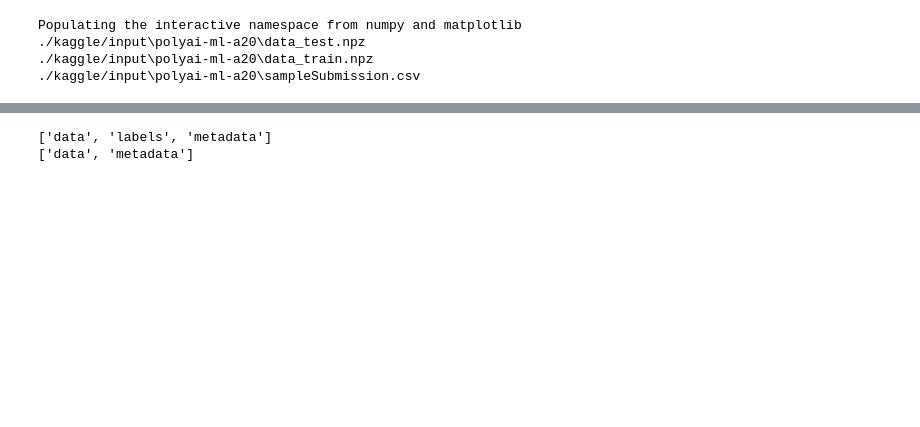
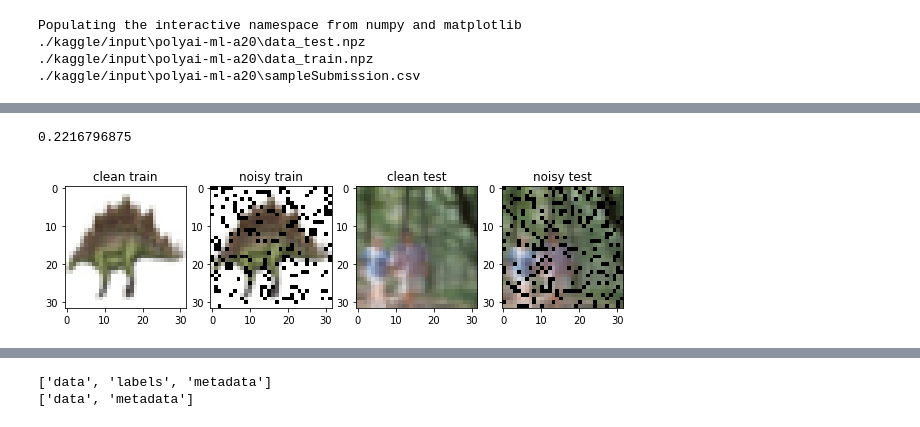
Before and after one commit to SilentPow/ML_temps_libre, a Jupyter notebook: Competition.ipynb, the cells around one changed output, grey strips where cells are left out. Cells and saved outputs as stored; diff of their text form; code cells hidden in the pictures; blank space fills up the shorter version.

```diff
--- a/Competition.ipynb
+++ b/Competition.ipynb
@@ -21,0 +41,47 @@ Populating the interactive namespace from numpy and matplotlib
+# %%
+def add_noise(img):
+    n = 1
+    p = 0.78
+    img = np.array(img)
+
+    noise = np.random.binomial(1, 0.78, size=(len(img), len(img[0])))
+
+    for i in range(len(noise)):
+        for j in range(len(noise[i])):
+            if noise[i,j] == 0:
+                img[i,j] = (0.,0.,0.)
+    return img
+
+def add_noise_and_clip(data):
+    data = np.array(data)
+    for i in range(len(data)):
+        data[i] = add_noise(data[i])
+    return data
+
+train_data_noisy = add_noise_and_clip(train_clean_copy)
+test_data_noisy = add_noise_and_clip(test_clean_copy)
+# %%
+plt.figure(figsize=(10,4))
+plt.subplot(1,4,1)
+plt.imshow(train_data_clean[1])
+plt.title("clean train")
+plt.subplot(1,4,2)
+plt.imshow(train_data_noisy[1])
+plt.title("noisy train")
+plt.subplot(1,4,3)
+plt.imshow(test_data_clean[1])
+plt.title("clean test")
+plt.subplot(1,4,4)
+plt.imshow(test_data_noisy[1])
+plt.title("noisy test")
+
+count = 0
+k=5
+for i in range(len(train_data_noisy[k])):
+    for j in range(len(train_data_noisy[k])):
+        if np.all(train_data_noisy[k, i, j] == (0., 0., 0.)):
+            count += 1
+print(count / (32*32))
+# %% [output]
+0.2216796875
+[figure, added]
```
Also changed, not shown: parts of 20 cells of this notebook, 2 other files.
